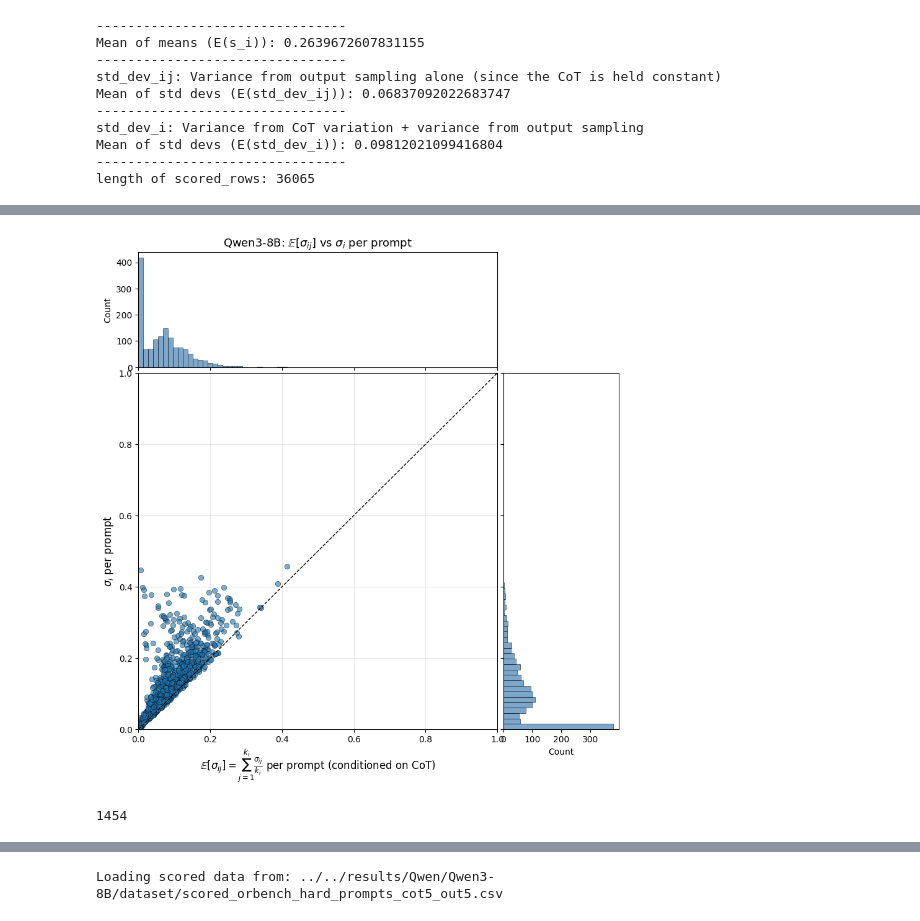
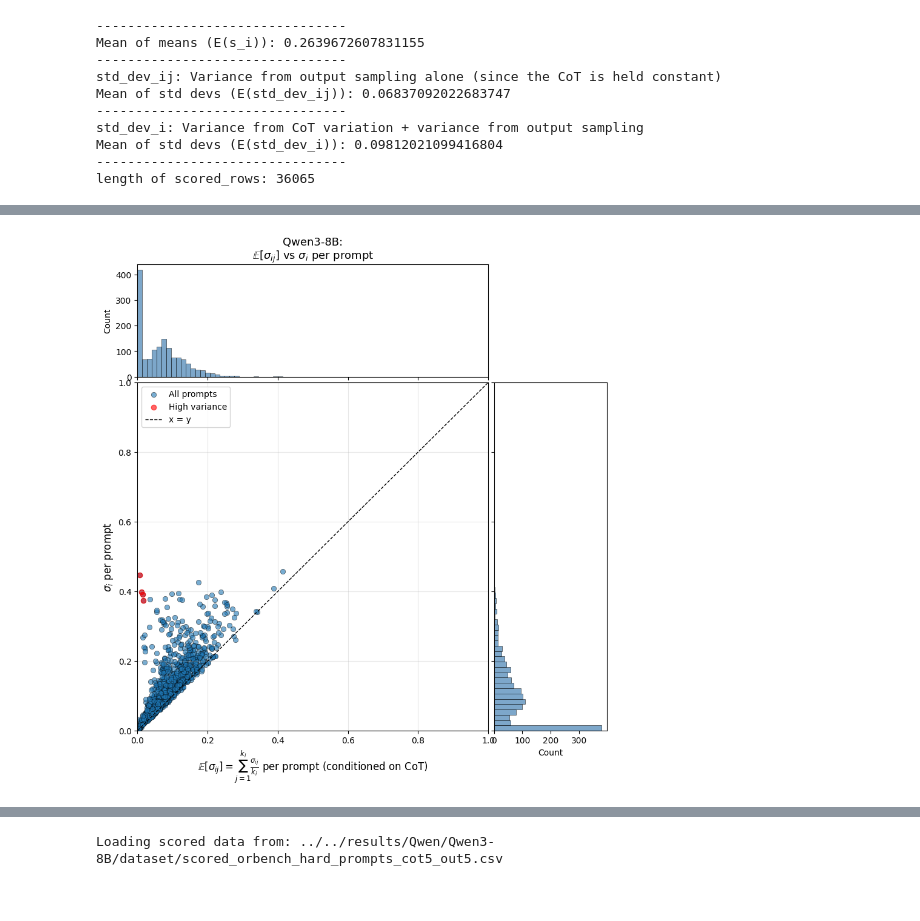
Before and after one commit to kureha-yamaguchi/reasoning-manipulation, a Jupyter notebook: utils/heuristic/compute_stats.ipynb, the cells around one changed output, grey strips where cells are left out. Drawn from its saved outputs; the diff is of its cells as text; code cells hidden in the pictures.

```diff
--- a/utils/heuristic/compute_stats.ipynb
+++ b/utils/heuristic/compute_stats.ipynb
@@ -290,18 +360,18 @@ scored_csv = "scored_train_harmful_prompts_cot5_out5.csv"
 
 scored_csv_path = os.path.join(results_dir, model_name, "dataset", scored_csv)
 
-scored_rows = load_scored_csv(scored_csv_path)
-print(f"Total reasoning samples: {len(scored_rows)}")
+scored_rows_qwen3 = load_scored_csv(scored_csv_path)
+print(f"Total reasoning samples: {len(scored_rows_qwen3)}")
 
 
-means_ij_qwen3, std_devs_ij_qwen3 = compute_stats_per_prompt_cot(scored_rows)
+means_ij_qwen3, std_devs_ij_qwen3 = compute_stats_per_prompt_cot(scored_rows_qwen3)
 # Average per prompt first, then overall average
 per_prompt_avgs_qwen3 = [statistics.mean(sublist) for sublist in std_devs_ij_qwen3]
 E_sigma_ij_qwen3 = statistics.mean(per_prompt_avgs_qwen3)
 
 E_sigma_ij_qwen3_v2 =statistics.mean([item for sublist in std_devs_ij_qwen3 for item in sublist])
 
-means_i_qwen3, std_devs_i_qwen3 = compute_stats_per_prompt(scored_rows)
+means_i_qwen3, std_devs_i_qwen3 = compute_stats_per_prompt(scored_rows_qwen3)
 
 print("--------------------------------")
 print(f"Mean of means (E(s_i)): {statistics.mean(means_i_qwen3)}")
@@ -315,7 +385,7 @@ print("std_dev_i: Variance from CoT variation + variance from output sampling")
 print(f"Mean of std devs (E(std_dev_i)): {statistics.mean(std_devs_i_qwen3)}")
 
 print('--------------------------------')
-print(f'length of scored_rows: {len(scored_rows)}')
+print(f'length of scored_rows: {len(scored_rows_qwen3)}')
 # %% [output]
 Loading scored data from: ../../results/Qwen/Qwen3-8B/dataset/scored_train_harmful_prompts_cot5_out5.csv
 Loaded 36065 rows
@@ -544,44 +546,9 @@ plt.show()
 # %%
 model_name = "Qwen3-8B"
 x_data = per_prompt_avgs_qwen3
 y_data = std_devs_i_qwen3
+quadrant_points = find_quadrant(scored_rows_qwen3)
 
-# Create figure with GridSpec for marginal histograms
-fig = plt.figure(figsize=(10, 10))
-gs = GridSpec(4, 4, figure=fig, hspace=0.05, wspace=0.05)
-
-# Main scatter plot
-ax_main = fig.add_subplot(gs[1:4, 0:3])
-ax_main.scatter(x_data, y_data, alpha=0.6, edgecolors='k', linewidths=0.5)
-ax_main.plot([0, 1], [0, 1], 'k--', linewidth=1, label='x = y')
-ax_main.set_xlim(0, 1.0)
-ax_main.set_ylim(0, 1.0)
-ax_main.set_xlabel(r'$\mathbb{E}[\sigma_{ij}]=\sum_{j=1}^{k_i}\frac{\sigma_{ij}}{k_i}$ per prompt (conditioned on CoT)', fontsize=12)
-ax_main.set_ylabel(r'$\sigma_{i}$ per prompt', fontsize=12)
-ax_main.grid(True, alpha=0.3)
-
-# Top histogram (x-axis)
-ax_histx = fig.add_subplot(gs[0, 0:3], sharex=ax_main)
-ax_histx.hist(x_data, bins=30, alpha=0.7, edgecolor='k', linewidth=0.5, color='steelblue')
-ax_histx.set_ylabel('Count', fontsize=10)
-ax_histx.tick_params(axis='x', labelbottom=False)
-ax_histx.set_title(r'Qwen3-8B: $\mathbb{E}[\sigma_{ij}]$ vs $\sigma_{i}$ per prompt', fontsize=13)
-
-# Right histogram (y-axis)
-ax_histy = fig.add_subplot(gs[1:4, 3], sharey=ax_main)
-ax_histy.hist(y_data, bins=30, alpha=0.7, edgecolor='k', linewidth=0.5, color='steelblue', orientation='horizontal')
-ax_histy.set_xlabel('Count', fontsize=10)
-ax_histy.tick_params(axis='y', labelleft=False)
-
-plt.tight_layout()
-# Create directory if it doesn't exist
-figures_dir = os.path.join("../../figures")
-os.makedirs(figures_dir, exist_ok=True)
-# Sanitize model name for filename (replace slashes with underscores)
-safe_model_name = model_name.replace("/", "_")
-plt.savefig(os.path.join(figures_dir, f"{safe_model_name}_sigma_scatter.png"), dpi=150)
-plt.show()
-print(len(per_prompt_avgs_qwen3))
+plot_scatter(model_name, x_data, y_data, quadrant_points)
 # %% [output]
-[figure, old version]
+[figure, new version]
-1454
```
Also changed, not shown: parts of 16 cells of this notebook.
